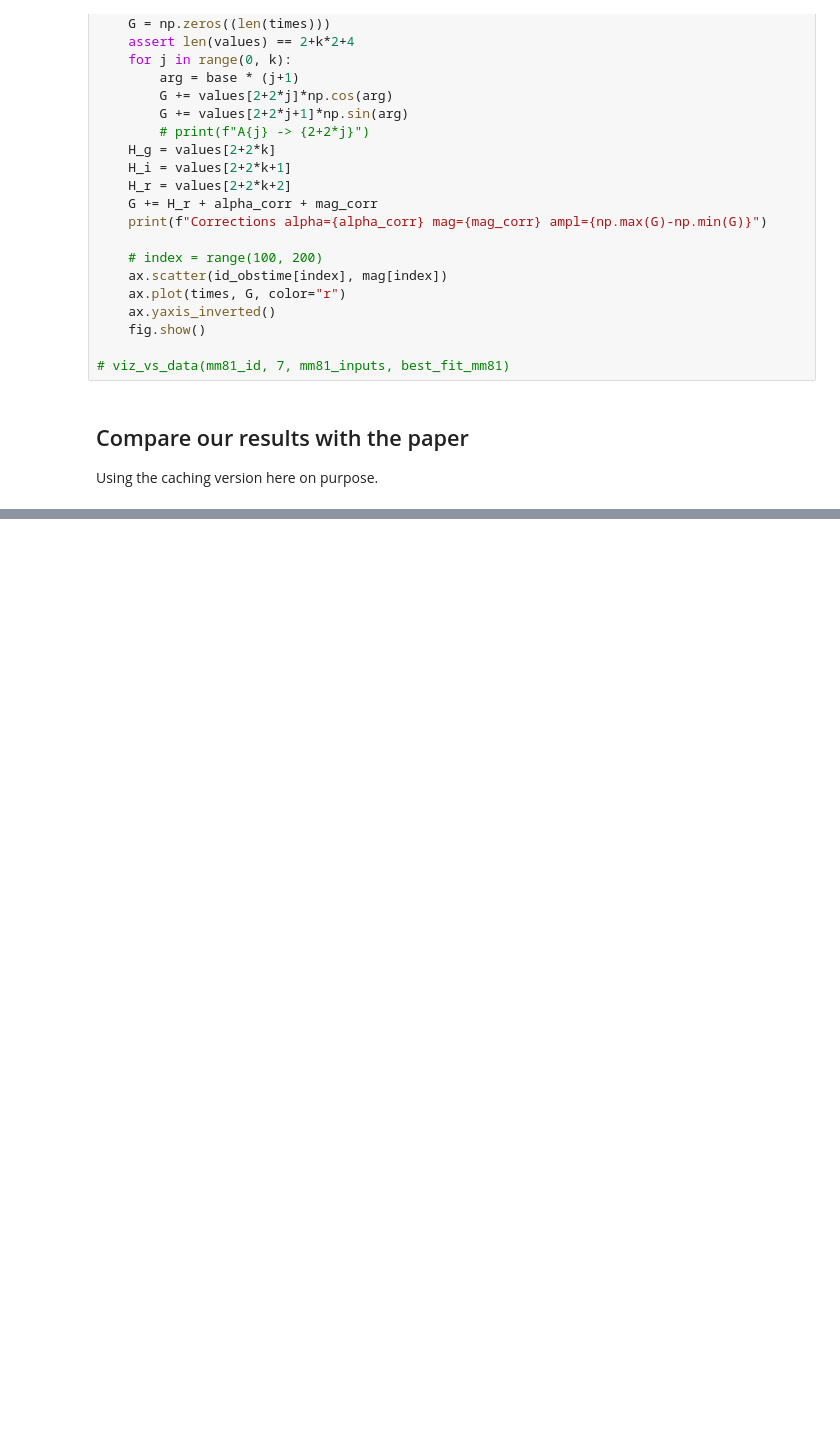
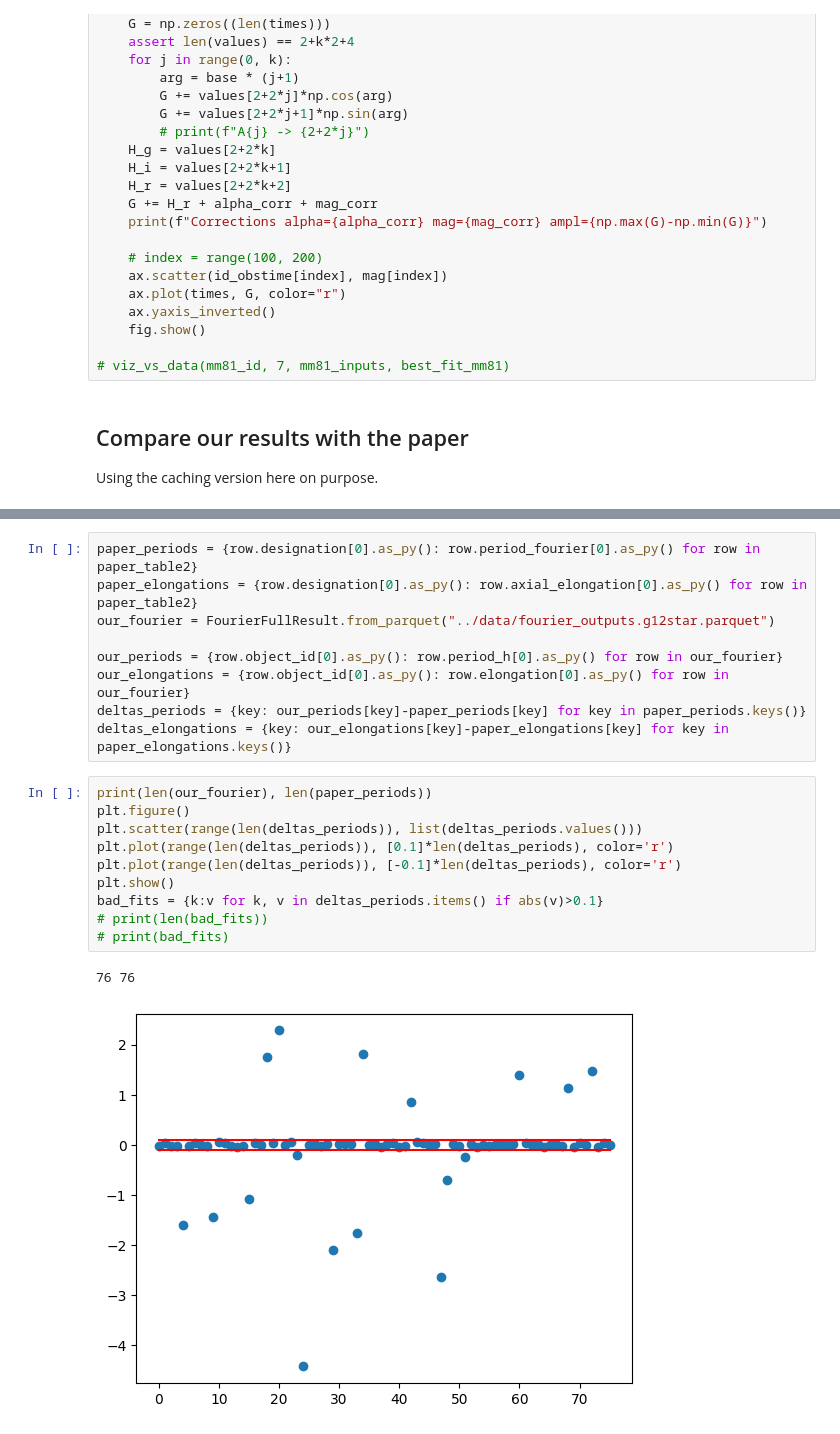
Before and after one commit to HoodedCrow/adam_core, a Jupyter notebook: examples/rotation_period.ipynb, the cells around one changed output, grey strips where cells are left out. Saved outputs shown, nothing was run; the diff lists cells and outputs as text; blank space fills up the shorter version.

Commit message:
Intermediate: added G12* and fixed elongation degree thing

```diff
--- a/examples/rotation_period.ipynb
+++ b/examples/rotation_period.ipynb
@@ -820,3 +983,25 @@ G-R       0.45303508322134434 vs 0.46 / 0.46
 G-I       0.5941814079260404 vs 0.6 / 0.58
 R-I       0.141146324704696 vs 0.14 / 0.12
 Elongation 1.510806937973453 vs 1.5
+# %%
+paper_periods = {row.designation[0].as_py(): row.period_fourier[0].as_py() for row in paper_table2}
+paper_elongations = {row.designation[0].as_py(): row.axial_elongation[0].as_py() for row in paper_table2}
+our_fourier = FourierFullResult.from_parquet("../data/fourier_outputs.g12star.parquet")
+
+our_periods = {row.object_id[0].as_py(): row.period_h[0].as_py() for row in our_fourier}
+our_elongations = {row.object_id[0].as_py(): row.elongation[0].as_py() for row in our_fourier}
+deltas_periods = {key: our_periods[key]-paper_periods[key] for key in paper_periods.keys()}
+deltas_elongations = {key: our_elongations[key]-paper_elongations[key] for key in paper_elongations.keys()}
+# %%
+print(len(our_fourier), len(paper_periods))
+plt.figure()
+plt.scatter(range(len(deltas_periods)), list(deltas_periods.values()))
+plt.plot(range(len(deltas_periods)), [0.1]*len(deltas_periods), color='r')
+plt.plot(range(len(deltas_periods)), [-0.1]*len(deltas_periods), color='r')
+plt.show()
+bad_fits = {k:v for k, v in deltas_periods.items() if abs(v)>0.1}
+# print(len(bad_fits))
+# print(bad_fits)
+# %% [output]
+76 76
+[figure, added]
```
Also changed, not shown: parts of 22 cells of this notebook.
